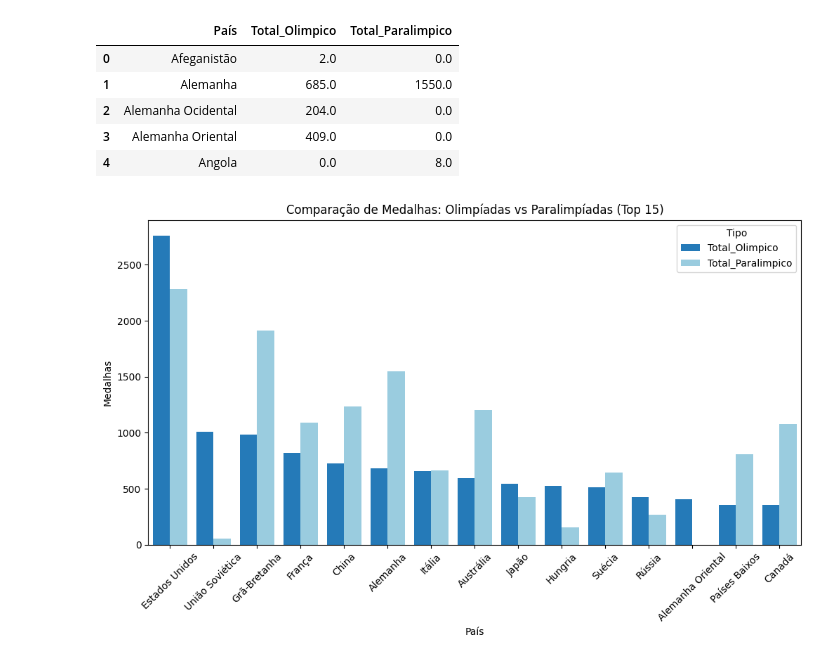
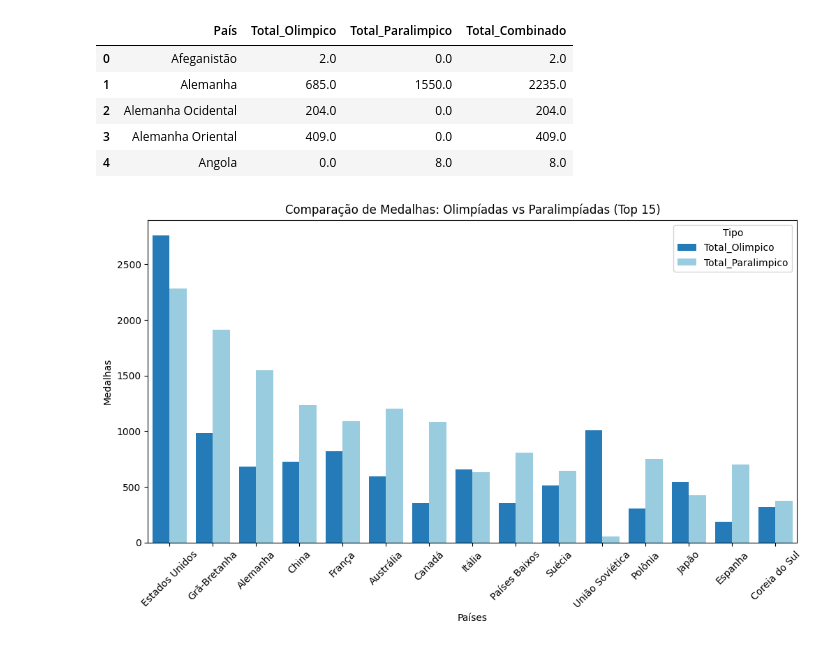
Before and after one commit to ClaraCaldas/Projeto-ICD, a Jupyter notebook: comparativo_olimpiadas_e_paralimpiadas.ipynb, the cells around one changed output. Saved outputs shown, nothing was run; the diff lists cells and outputs as text; code cells hidden in the pictures.

Commit message:
Analise comparativa do desempenho geral

```diff
--- a/comparativo_olimpiadas_e_paralimpiadas.ipynb
+++ b/comparativo_olimpiadas_e_paralimpiadas.ipynb
@@ -24,0 +107,3 @@ display(df_paraolimpiadas.head())
+# %%
+df_olimpiadas = df_olimpiadas.drop("Total_calc", axis=1)
+df_paralimpiadas = df_paralimpiadas.drop("Total_calc", axis=1)
@@ -25,8 +144,11 @@ display(df_paraolimpiadas.head())
 # %%
-df_olimpico_total = df_olimpiadas.groupby('País')['Total'].sum().reset_index()
-df_olimpico_total = df_olimpico_total.sort_values(by='Total', ascending=False)
-df_olimpico_total.columns = ['País', 'Total_Olimpico']
+df_olimpico_total = df_olimpiadas.sort_values(by= "Total", ascending= False)
+df_olimpico_total = df_olimpico_total[['País', 'Total']]
+df_olimpico_total = df_olimpico_total.rename(columns={"Total": "Total_Olimpico"})
 
-df_paralimpico_total = df_paraolimpiadas.groupby('País')['Total'].sum().reset_index()
-df_paralimpico_total = df_paralimpico_total.sort_values(by='Total', ascending=False)
-df_paralimpico_total.columns = ['País', 'Total_Paralimpico']
+df_paralimpico_total = df_paralimpiadas.sort_values(by= "Total", ascending= False)
+df_paralimpico_total = df_paralimpico_total[['País', 'Total']]
+df_paralimpico_total = df_paralimpico_total.rename(columns={"Total": "Total_Paralimpico"})
+
+display(df_olimpico_total.head())
+display(df_paralimpico_total.head())
@@ -49,27 +168,30 @@ display(df_paralimpico_total.head())
 # %%
-df_olimpico_total.columns = ['País', 'Total_Olimpico']
-df_paralimpico_total.columns = ['País', 'Total_Paralimpico']
-
 df_olim_e_para = pd.merge(df_olimpico_total, df_paralimpico_total, on='País', how='outer')
 df_olim_e_para.fillna(0, inplace=True)
+df_olim_e_para["Total_Combinado"] = df_olim_e_para["Total_Olimpico"] + df_olim_e_para["Total_Paralimpico"]
+df_olim_e_para = df_olim_e_para[df_olim_e_para["Total_Combinado"] > 0]
+
 display(df_olim_e_para.head())
 # %% [output]
-|  | País | Total_Olimpico | Total_Paralimpico |
-| 0 | Afeganistão | 2.0 | 0.0 |
-| 1 | Alemanha | 685.0 | 1550.0 |
-| 2 | Alemanha Ocidental | 204.0 | 0.0 |
-| 3 | Alemanha Oriental | 409.0 | 0.0 |
-| 4 | Angola | 0.0 | 8.0 |
+|  | País | Total_Olimpico | Total_Paralimpico | Total_Combinado |
+| 0 | Afeganistão | 2.0 | 0.0 | 2.0 |
+| 1 | Alemanha | 685.0 | 1550.0 | 2235.0 |
+| 2 | Alemanha Ocidental | 204.0 | 0.0 | 204.0 |
+| 3 | Alemanha Oriental | 409.0 | 0.0 | 409.0 |
+| 4 | Angola | 0.0 | 8.0 | 8.0 |
 # %%
-df_top = df_olim_e_para.nlargest(15, 'Total_Olimpico')
+def compara_potencias():
+    df_top = df_olim_e_para.nlargest(15, "Total_Combinado")
+    df_plot = df_top.melt(id_vars='País', value_vars=['Total_Olimpico', 'Total_Paralimpico'], var_name='Tipo', value_name='Medalhas')
 
-df_plot = df_top.melt(id_vars='País', value_vars=['Total_Olimpico', 'Total_Paralimpico'],
-                      var_name='Tipo', value_name='Medalhas')
+    plt.figure(figsize=(12, 6))
+    sns.barplot(data=df_plot, x='País', y='Medalhas', hue='Tipo',  palette=["#0c7ed0", "#8ED1EB"])
+    plt.xlabel("Países")
+    plt.ylabel("Medalhas")
+    plt.xticks(rotation=45)
+    plt.title('Comparação de Medalhas: Olimpíadas vs Paralimpíadas (Top 15)')
+    plt.show()
 
-plt.figure(figsize=(12, 6))
-sns.barplot(data=df_plot, x='País', y='Medalhas', hue='Tipo',  palette=["#0c7ed0", "#8ED1EB"])
-plt.xticks(rotation=45)
-plt.title('Comparação de Medalhas: Olimpíadas vs Paralimpíadas (Top 15)')
-plt.show()
+compara_potencias()
 # %% [output]
-[figure, old version]
+[figure, new version]
```
Also changed, not shown: parts of 11 cells of this notebook, 2 other files.
